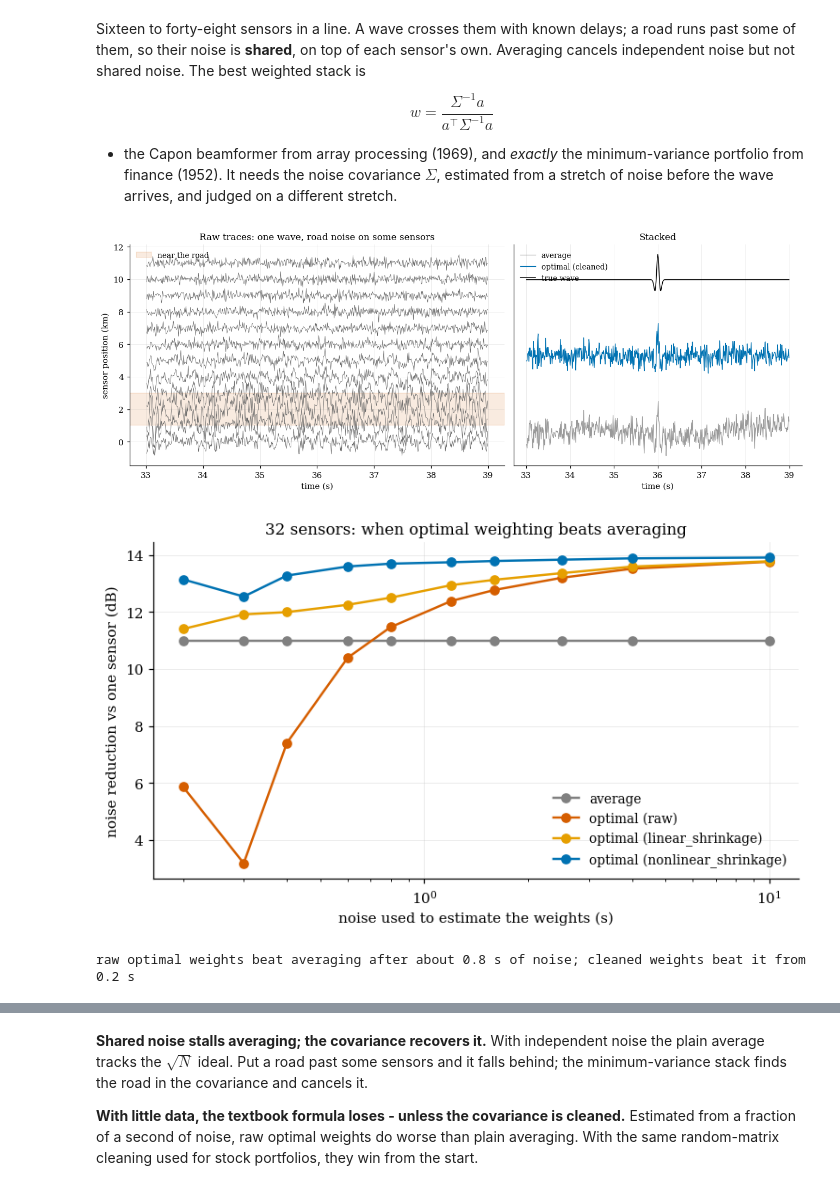
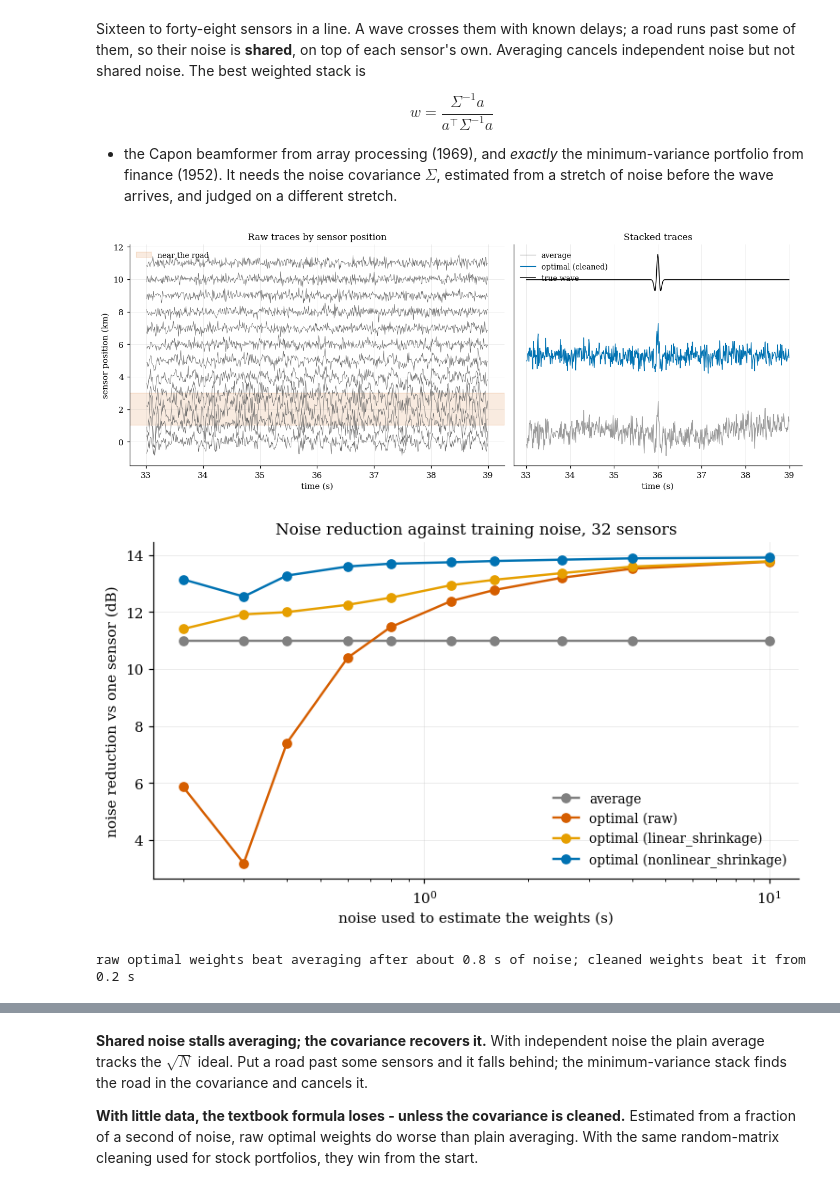
Before and after one commit to kevingrainger/Portfolio, a Jupyter notebook: 005-seismic-denoiser/seismic_denoiser.ipynb, the cells around one changed output, grey strips where cells are left out. Drawn from its saved outputs; the diff is of its cells as text; code cells hidden in the pictures.

```diff
--- a/005-seismic-denoiser/seismic_denoiser.ipynb
+++ b/005-seismic-denoiser/seismic_denoiser.ipynb
@@ -144,34 +135,34 @@ stretch of noise before the wave arrives, and judged on a different stretch.
 # %%
 Xa, clean, delays, x_km, exposure = s.synthetic_array(n_sensors=24, n_samples=4200, arrival=3600,
                                                       road_strength=4.0, seed=3)
 aligned = s.align_known(Xa, delays)
 from corrlib import array_stacking as stack
 s_avg, _ = stack.simple(aligned)
 s_opt, w_opt = stack.mvdr(aligned, clean='nonlinear_shrinkage', noise_window=(1400, 1800))
 
 t = np.arange(Xa.shape[1]) / s.FS
 win = (t > 33) & (t < 39)
 fig, axes = plt.subplots(1, 2, figsize=(12, 4.6), gridspec_kw={'width_ratios': [1.3, 1]})
 for k in range(0, 24, 2):
     axes[0].plot(t[win], Xa[k, win] / 6 + x_km[k], color='0.4', lw=0.5)
 axes[0].axhspan(1.0, 3.0, color=figstyle.PALETTE[1], alpha=0.12, label='near the road')
 axes[0].set_xlabel('time (s)')
 axes[0].set_ylabel('sensor position (km)')
-axes[0].set_title('Raw traces: one wave, road noise on some sensors')
+axes[0].set_title('Raw traces by sensor position')
 axes[0].legend(loc='upper left')
 
 axes[1].plot(t[win], s_avg[win], color='0.6', lw=0.8, label='average')
 axes[1].plot(t[win], s_opt[win] + 3, color=figstyle.PALETTE[0], lw=0.9, label='optimal (cleaned)')
 axes[1].plot(t[win], s.align_known(clean, delays)[0, win] + 6, color='k', lw=1, label='true wave')
 axes[1].set_yticks([])
 axes[1].set_xlabel('time (s)')
-axes[1].set_title('Stacked')
+axes[1].set_title('Stacked traces')
 axes[1].legend(loc='upper left')
 fig.tight_layout()
 figstyle.save(fig, 'figures/fig3_array')
 plt.show()
 # %% [output]
-[figure, old version]
+[figure, new version]
 # %%
 #how much data does each method need? 32 sensors, training windows from 0.2 s to 10 s
 train = [20, 30, 40, 60, 80, 120, 160, 250, 400, 1000]
@@ -186,7 +177,7 @@ for lab, c in zip(labels, ['0.5', figstyle.PALETTE[1], figstyle.PALETTE[4], figs
 ax.set_xscale('log')
 ax.set_xlabel('noise used to estimate the weights (s)')
 ax.set_ylabel('noise reduction vs one sensor (dB)')
-ax.set_title('32 sensors: when optimal weighting beats averaging')
+ax.set_title('Noise reduction against training noise, 32 sensors')
 ax.legend()
 fig.tight_layout()
 figstyle.save(fig, 'figures/fig4_crossover')
@@ -196,7 +187,7 @@ crossover = next((T for T, a, r in zip(train, mean['average'], mean['optimal (ra
 print(f"raw optimal weights beat averaging after about {crossover / s.FS:.1f} s of noise; "
       f"cleaned weights beat it from {train[0] / s.FS:.1f} s")
 # %% [output]
-[figure, old version]
+[figure, new version]
 raw optimal weights beat averaging after about 0.8 s of noise; cleaned weights beat it from 0.2 s
 # %%
 #and the hero: noise reduction against array size, averaging vs the optimal stack
```
Also changed, not shown: parts of 3 cells of this notebook, 17 other files.
